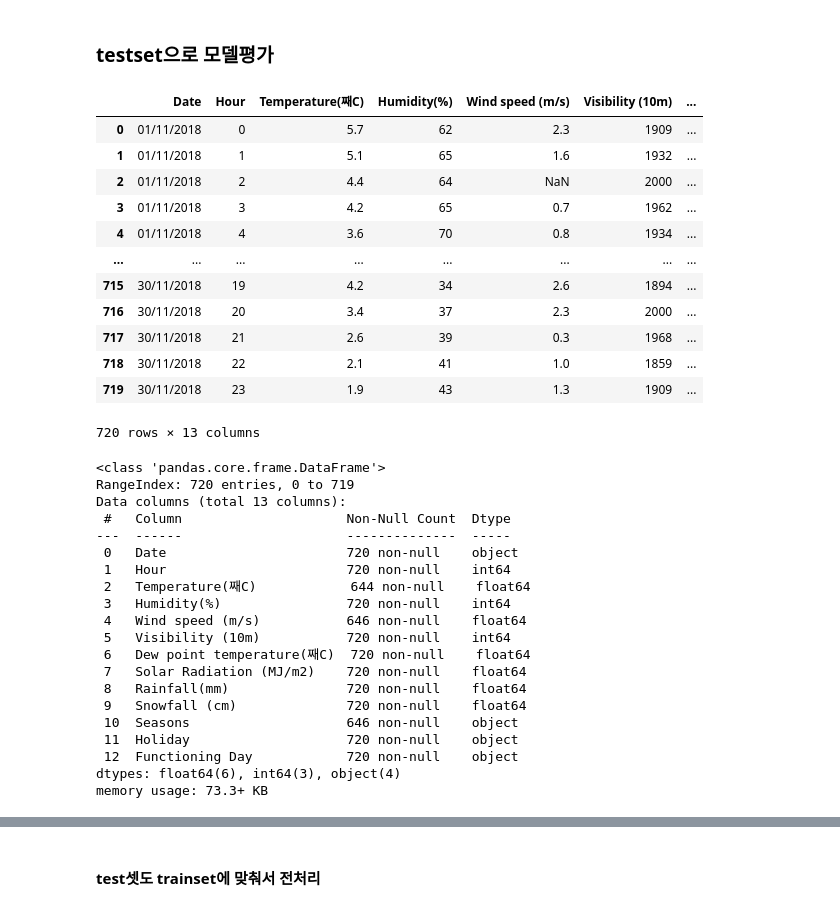
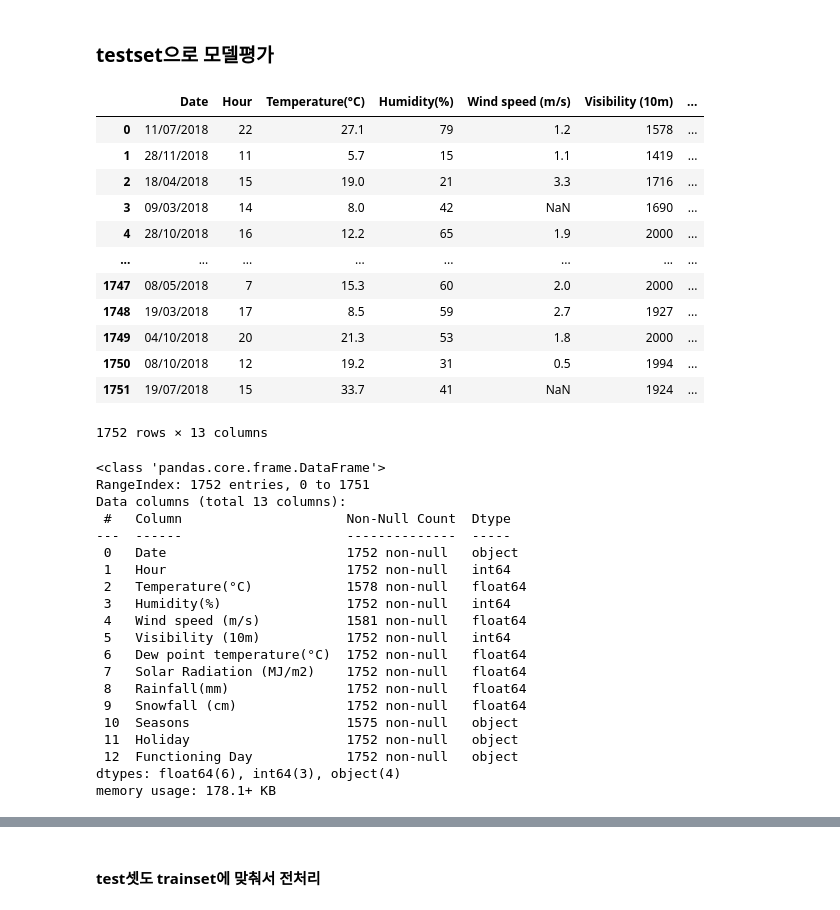
Before and after one commit to yooheejune/BAF-15-Fresh-Edu, a Jupyter notebook: 유희준 비어플 4주차 과제.ipynb, the cells around one changed output, grey strips where cells are left out. Saved outputs shown, nothing was run; the diff lists cells and outputs as text; code cells hidden in the pictures.

```diff
--- a/유희준 비어플 4주차 과제.ipynb
+++ b/유희준 비어플 4주차 과제.ipynb
@@ -740,45 +740,45 @@ print(results)
 # %% [markdown]
 ### testset으로 모델평가
 # %%
-test = pd.read_csv('C:/Users/user/OneDrive/바탕 화면/비어플/test.csv')
+test = pd.read_csv('C:/Users/user/OneDrive/바탕 화면/비어플/test.csv',encoding='EUC-KR')
 test
 # %% [output]
-|  | Date | Hour | Temperature(째C) | Humidity(%) | Wind speed (m/s) | Visibility (10m) | ... |
-| 0 | 01/11/2018 | 0 | 5.7 | 62 | 2.3 | 1909 | ... |
-| 1 | 01/11/2018 | 1 | 5.1 | 65 | 1.6 | 1932 | ... |
-| 2 | 01/11/2018 | 2 | 4.4 | 64 | NaN | 2000 | ... |
-| 3 | 01/11/2018 | 3 | 4.2 | 65 | 0.7 | 1962 | ... |
-| 4 | 01/11/2018 | 4 | 3.6 | 70 | 0.8 | 1934 | ... |
+|  | Date | Hour | Temperature(°C) | Humidity(%) | Wind speed (m/s) | Visibility (10m) | ... |
+| 0 | 11/07/2018 | 22 | 27.1 | 79 | 1.2 | 1578 | ... |
+| 1 | 28/11/2018 | 11 | 5.7 | 15 | 1.1 | 1419 | ... |
+| 2 | 18/04/2018 | 15 | 19.0 | 21 | 3.3 | 1716 | ... |
+| 3 | 09/03/2018 | 14 | 8.0 | 42 | NaN | 1690 | ... |
+| 4 | 28/10/2018 | 16 | 12.2 | 65 | 1.9 | 2000 | ... |
 | ... | ... | ... | ... | ... | ... | ... | ... |
-| 715 | 30/11/2018 | 19 | 4.2 | 34 | 2.6 | 1894 | ... |
-| 716 | 30/11/2018 | 20 | 3.4 | 37 | 2.3 | 2000 | ... |
-| 717 | 30/11/2018 | 21 | 2.6 | 39 | 0.3 | 1968 | ... |
-| 718 | 30/11/2018 | 22 | 2.1 | 41 | 1.0 | 1859 | ... |
-| 719 | 30/11/2018 | 23 | 1.9 | 43 | 1.3 | 1909 | ... |
+| 1747 | 08/05/2018 | 7 | 15.3 | 60 | 2.0 | 2000 | ... |
+| 1748 | 19/03/2018 | 17 | 8.5 | 59 | 2.7 | 1927 | ... |
+| 1749 | 04/10/2018 | 20 | 21.3 | 53 | 1.8 | 2000 | ... |
+| 1750 | 08/10/2018 | 12 | 19.2 | 31 | 0.5 | 1994 | ... |
+| 1751 | 19/07/2018 | 15 | 33.7 | 41 | NaN | 1924 | ... |
-720 rows × 13 columns
+1752 rows × 13 columns
 # %%
 test.info()
 # %% [output]
 <class 'pandas.core.frame.DataFrame'>
-RangeIndex: 720 entries, 0 to 719
+RangeIndex: 1752 entries, 0 to 1751
 Data columns (total 13 columns):
  #   Column                     Non-Null Count  Dtype
 ---  ------                     --------------  -----
- 0   Date                       720 non-null    object
- 1   Hour                       720 non-null    int64
- 2   Temperature(째C)            644 non-null    float64
- 3   Humidity(%)                720 non-null    int64
- 4   Wind speed (m/s)           646 non-null    float64
- 5   Visibility (10m)           720 non-null    int64
- 6   Dew point temperature(째C)  720 non-null    float64
- 7   Solar Radiation (MJ/m2)    720 non-null    float64
- 8   Rainfall(mm)               720 non-null    float64
- 9   Snowfall (cm)              720 non-null    float64
- 10  Seasons                    646 non-null    object
- 11  Holiday                    720 non-null    object
- 12  Functioning Day            720 non-null    object
+ 0   Date                       1752 non-null   object
+ 1   Hour                       1752 non-null   int64
+ 2   Temperature(°C)            1578 non-null   float64
+ 3   Humidity(%)                1752 non-null   int64
+ 4   Wind speed (m/s)           1581 non-null   float64
+ 5   Visibility (10m)           1752 non-null   int64
+ 6   Dew point temperature(°C)  1752 non-null   float64
+ 7   Solar Radiation (MJ/m2)    1752 non-null   float64
+ 8   Rainfall(mm)               1752 non-null   float64
+ 9   Snowfall (cm)              1752 non-null   float64
+ 10  Seasons                    1575 non-null   object
+ 11  Holiday                    1752 non-null   object
+ 12  Functioning Day            1752 non-null   object
 dtypes: float64(6), int64(3), object(4)
-memory usage: 73.3+ KB
+memory usage: 178.1+ KB
 # %%
 test.isna().sum()
 # %% [output]
```
Also changed, not shown: parts of 9 cells of this notebook.
